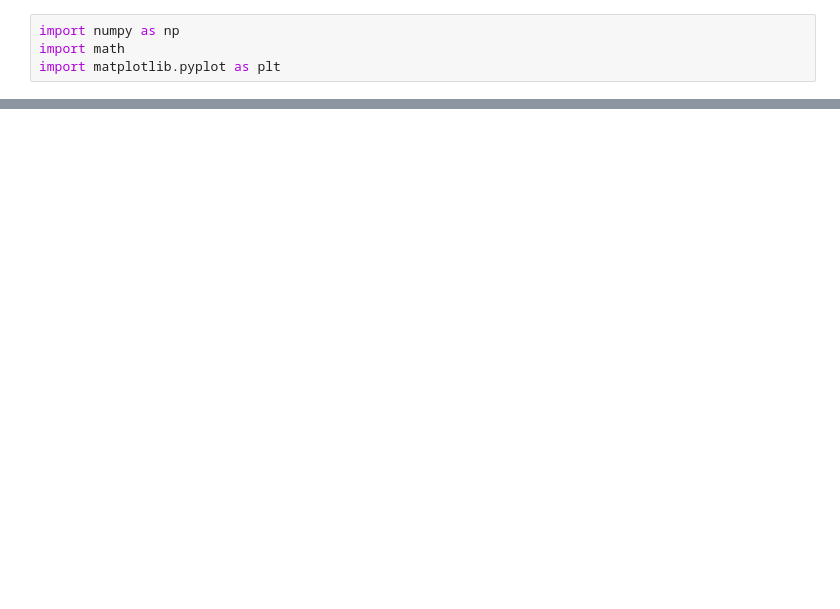
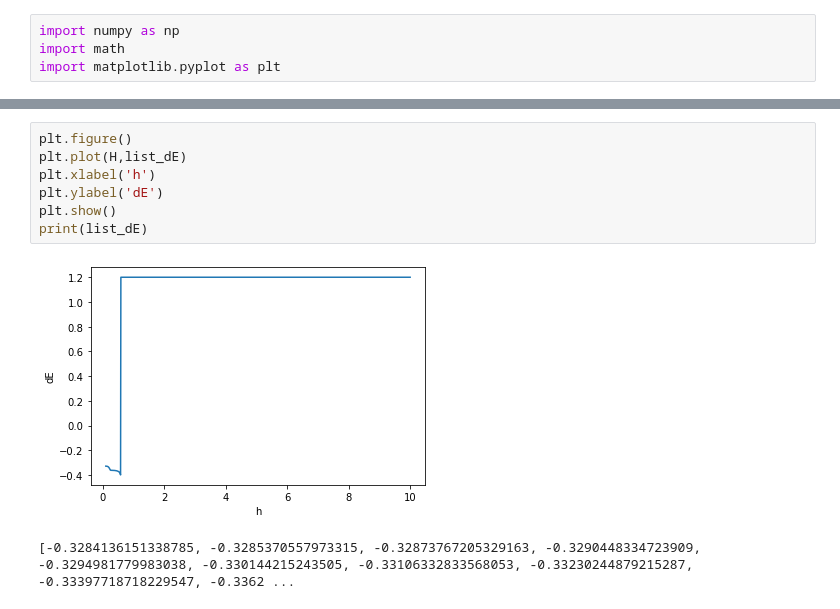
Before and after one commit to AlcideBlase/Chaos-hamiltonian, a Jupyter notebook: projet.ipynb, the cells around one changed output, grey strips where cells are left out. Cells and saved outputs as stored; diff of their text form; blank space fills up the shorter version.

```diff
--- a/projet.ipynb
+++ b/projet.ipynb
@@ -119,0 +207,10 @@ ax.plot3D(X, Y, Z)
+# %%
+plt.figure()
+plt.plot(H,list_dE)
+plt.xlabel('h')
+plt.ylabel('dE')
+plt.show()
+print(list_dE)
+# %% [output]
+[figure, added]
+[-0.3284136151338785, -0.3285370557973315, -0.32873767205329163, -0.3290448334723909, -0.3294981779983038, -0.330144215243505, -0.33106332833568053, -0.33230244879215287, -0.33397718718229547, -0.3362 ...
```
Also changed, not shown: parts of 7 cells of this notebook.
